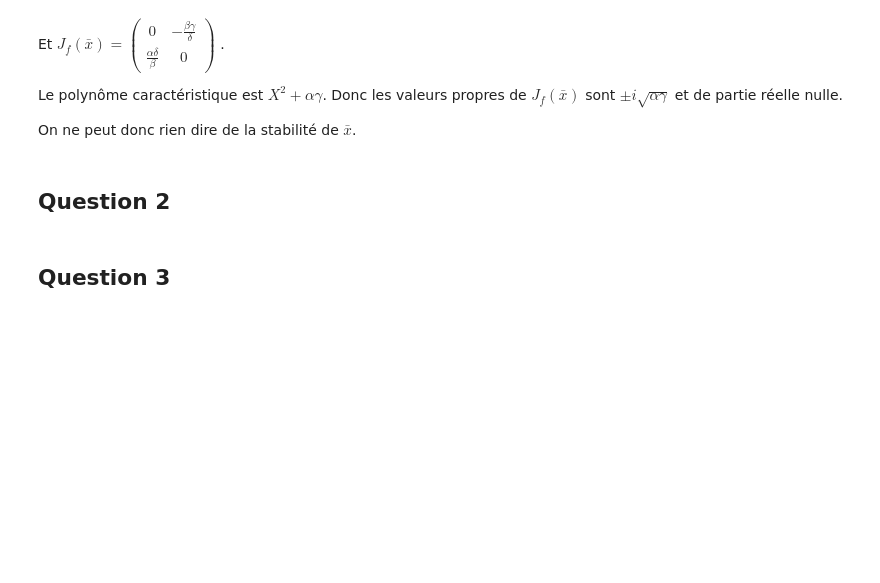
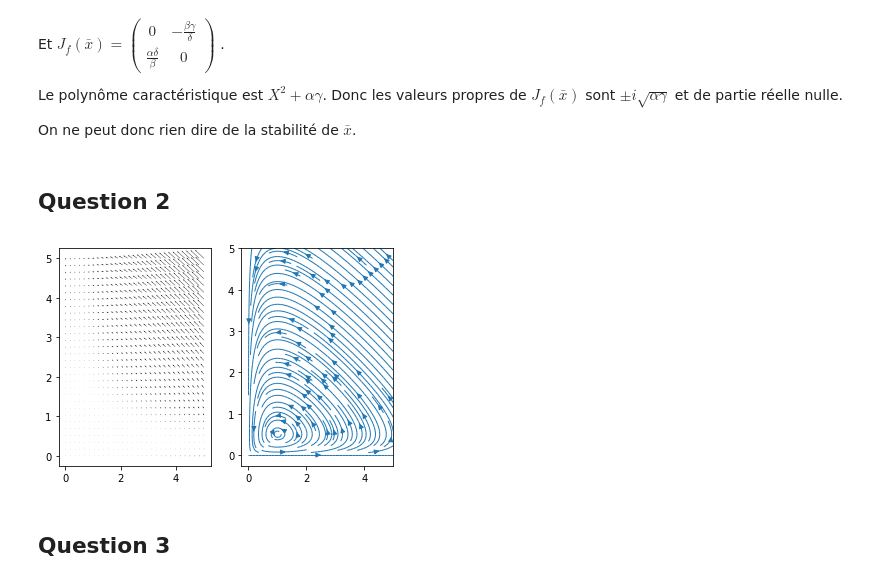
Before and after one commit to 20castro/Projet-equa-diff, a Jupyter notebook: Projet.ipynb, the cells around one changed output. Cells and saved outputs as stored; diff of their text form; code cells hidden in the pictures; blank space fills up the shorter version.

```diff
--- a/Projet.ipynb
+++ b/Projet.ipynb
@@ -50,6 +55,33 @@ Le polynôme caractéristique est $X^2 + \alpha \gamma$. Donc les valeurs propre
 On ne peut donc rien dire de la stabilité de $\bar x$.
 # %% [markdown]
 ## Question 2
+# %%
+# On fixe les valeurs de coefficients
+
+alpha = 2/3
+beta = 4/3
+gamma = 1
+delta = 1
+
+def f(x, y):
+    return (x*(alpha - beta*y), y*(delta*x - gamma))
+# %%
+c = np.linspace(0, 5, 30)
+d = np.linspace(0, 5, 1000)
+x, y = np.meshgrid(c, c)
+a, b = np.meshgrid(d, d)
+
+u = f(a, b)
+v = f(x, y)
+
+ux, uy = u
+vx, vy = v
+
+fig, ax = plt.subplots(1, 2)
+ax[0].quiver(x, y, vx, vy, angles = 'xy')
+ax[1].streamplot(a, b, ux, uy, density = 1.5, linewidth = 1);
+# %% [output]
+[figure, added]
 # %% [markdown]
 ## Question 3
 # %% [markdown]
```
Also changed, not shown: parts of 10 cells of this notebook.
